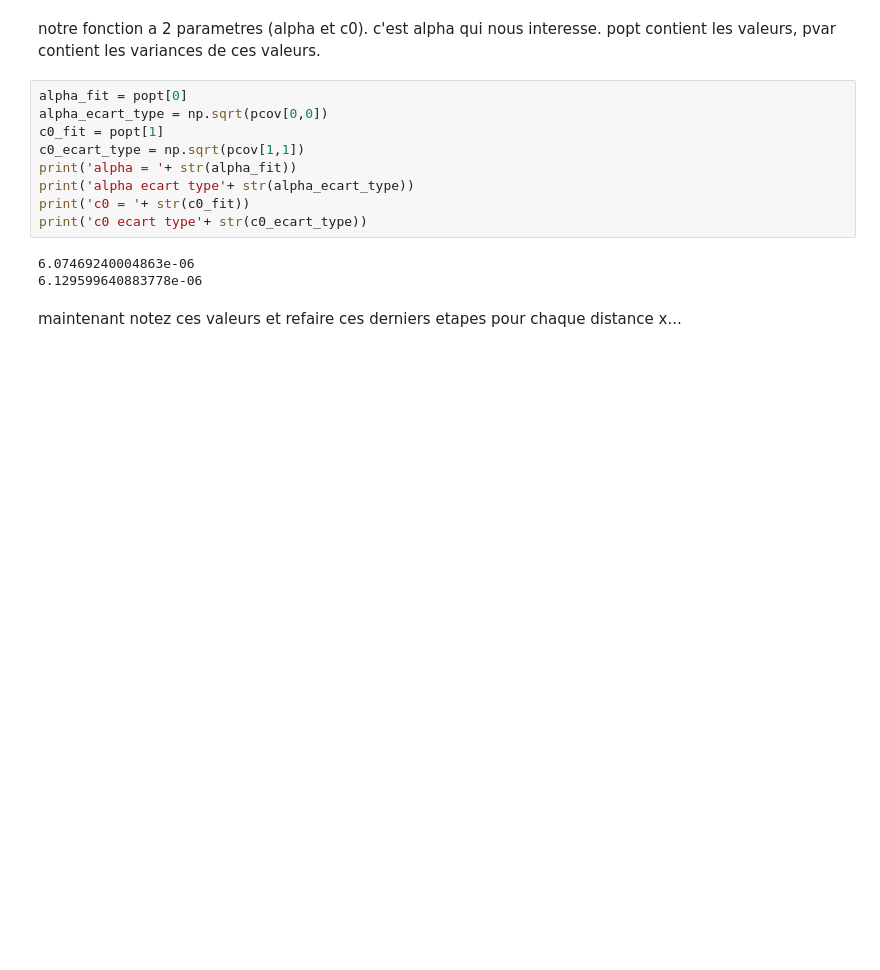
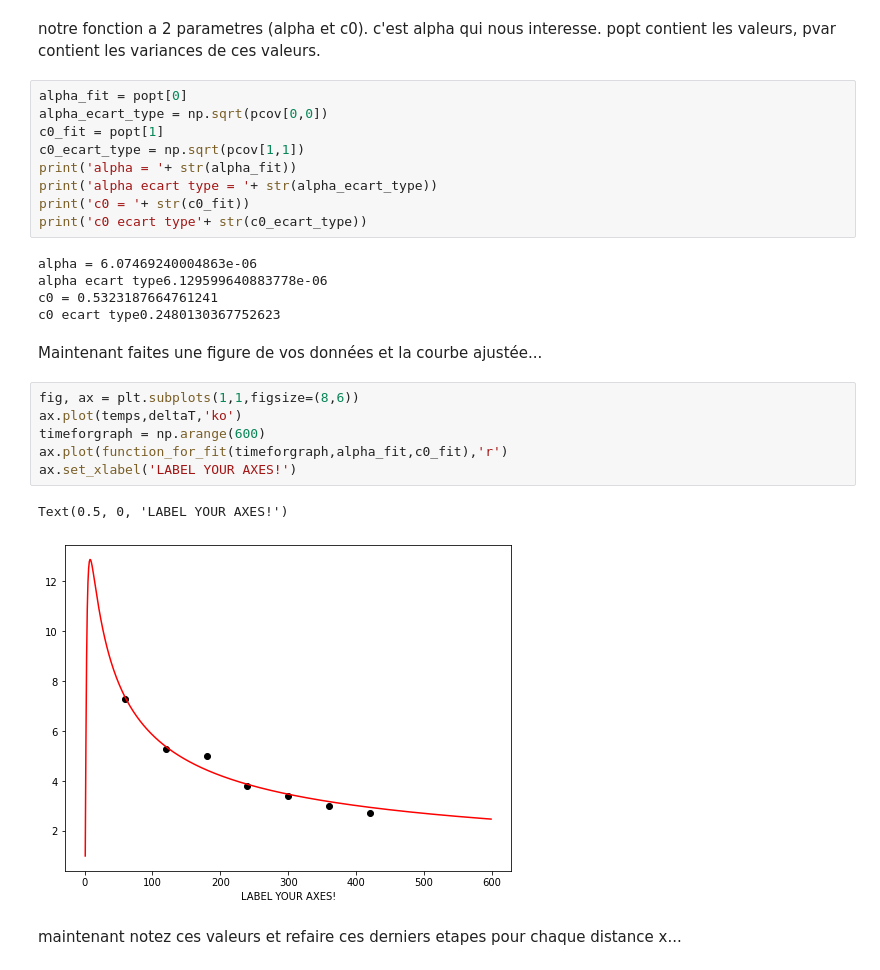
Before and after one commit to lhalloran/enseignement_extras, a Jupyter notebook: Notebook_pour_imagerie_thermique.ipynb, the cells around one changed output. Drawn from its saved outputs; the diff is of its cells as text; blank space fills up the shorter version.

```diff
--- a/Notebook_pour_imagerie_thermique.ipynb
+++ b/Notebook_pour_imagerie_thermique.ipynb
@@ -105,11 +105,24 @@ alpha_ecart_type = np.sqrt(pcov[0,0])
 c0_fit = popt[1]
 c0_ecart_type = np.sqrt(pcov[1,1])
 print('alpha = '+ str(alpha_fit))
-print('alpha ecart type'+ str(alpha_ecart_type))
+print('alpha ecart type = '+ str(alpha_ecart_type))
 print('c0 = '+ str(c0_fit))
 print('c0 ecart type'+ str(c0_ecart_type))
 # %% [output]
-6.07469240004863e-06
-6.129599640883778e-06
+alpha = 6.07469240004863e-06
+alpha ecart type6.129599640883778e-06
+c0 = 0.5323187664761241
+c0 ecart type0.2480130367752623
+# %% [markdown]
+Maintenant faites une figure de vos données et la courbe ajustée...
+# %%
+fig, ax = plt.subplots(1,1,figsize=(8,6))
+ax.plot(temps,deltaT,'ko')
+timeforgraph = np.arange(600)
+ax.plot(function_for_fit(timeforgraph,alpha_fit,c0_fit),'r')
+ax.set_xlabel('LABEL YOUR AXES!')
+# %% [output]
+Text(0.5, 0, 'LABEL YOUR AXES!')
+[figure, added]
 # %% [markdown]
 maintenant notez ces valeurs et refaire ces derniers etapes pour chaque distance x...
```
Also changed, not shown: parts of 9 cells of this notebook.
